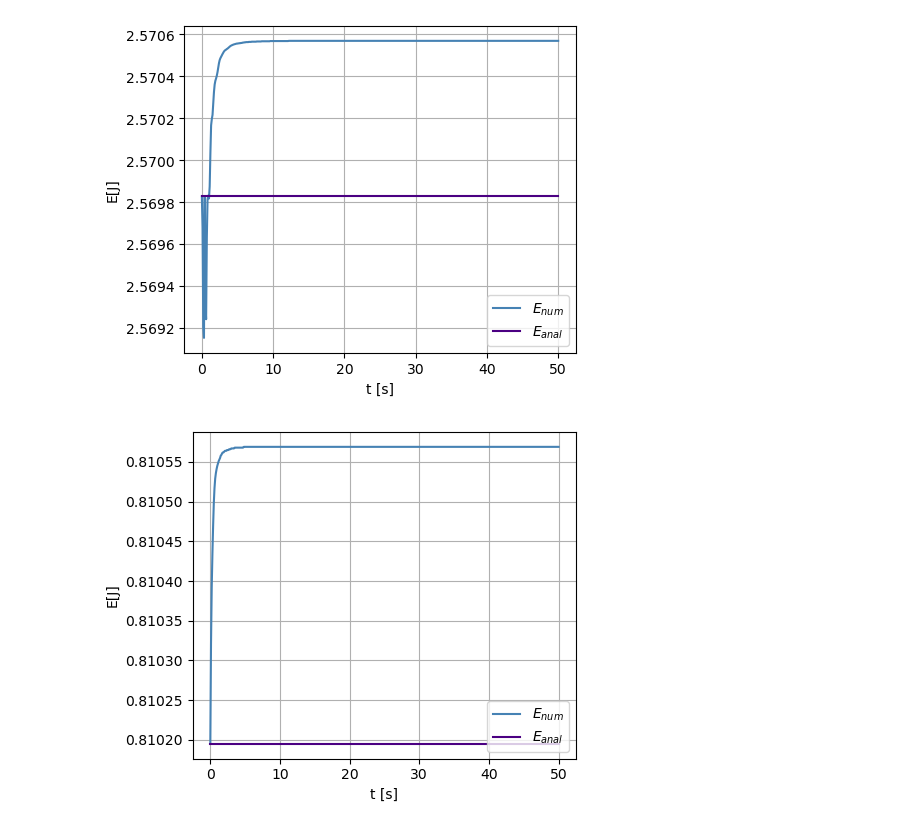
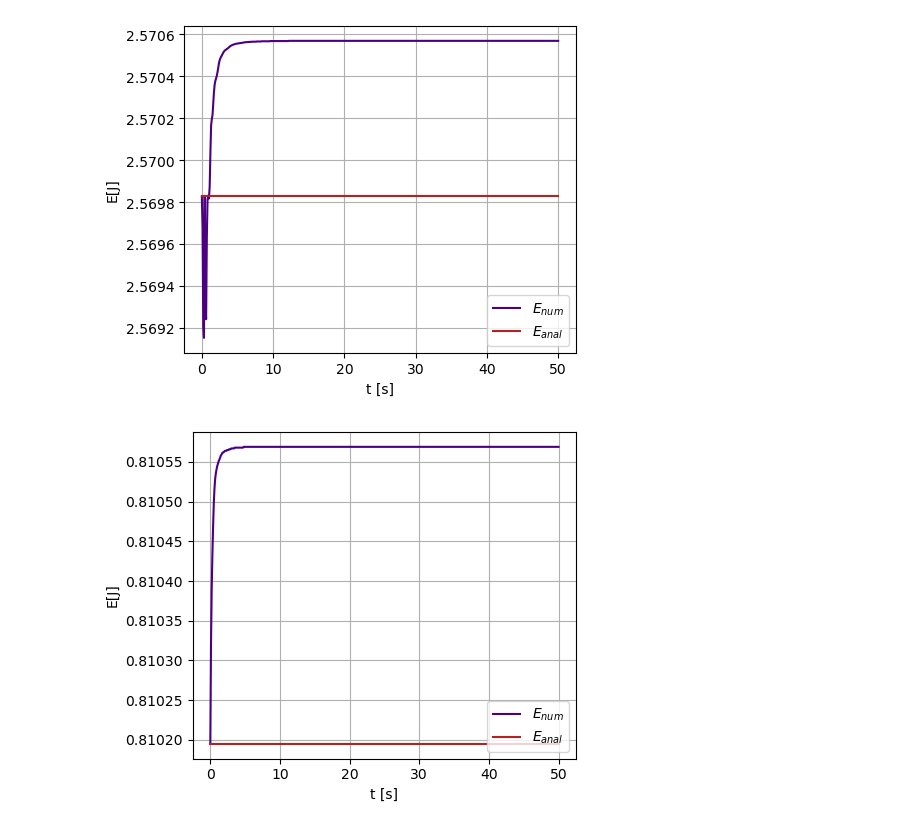
Before and after one commit to w-maks/Numerical-Cone, a Jupyter notebook: plots.ipynb, the cells around one changed output. Cells and saved outputs as stored; diff of their text form; code cells hidden in the pictures.

```diff
--- a/plots.ipynb
+++ b/plots.ipynb
@@ -11,7 +11,7 @@ df_x2 = pd.read_csv("./cmake-build-debug/xyz2.csv")
 dfs = {r"$\varphi_0 = 1.1, z_0=1, \omega_0=0, v_{z0}=0$": df_c1, r"$\varphi_0 = 0.1, z_0=0.5, \omega_0=2, v_{z0}=1$": df_c2}
 columns = ['phi', 'z','omega','vz', 'E', 'E_anal']
 names = [r'$\varphi [rad]$', r'$z [m]$',r'$\omega [rad/s]$', r'$v_{z} [m/s]$']
-colors = ['steelblue', 'indigo', 'firebrick', 'palevioletred']
+colors = ['indigo', 'steelblue', 'firebrick', 'palevioletred']
 # %%
 i=0
 for k in range (0,4):
@@ -34,19 +34,19 @@ for k in range (0,4):
 # %%
 for wp, df in dfs.items():
     plt.figure(figsize=(5, 4))
     plt.plot(df['t'], df['E'], label=r"$E_{num}$", color=colors[i])
-    plt.plot(df['t'], df['E_anal'], label=r"$E_{anal}$", color=colors[i+1])
+    plt.plot(df['t'], df['E_anal'], label=r"$E_{anal}$", color=colors[i+2])
     i+=1
     i=0
     plt.xlabel("t [s]")
     plt.ylabel('E[J]')
     plt.grid(True)
     plt.legend(loc="lower right")
     plt.tight_layout()
     plt.show()
 # %% [output]
-[figure, old version]
+[figure, new version]
-[figure, old version]
+[figure, new version]
 # %%
 from mpl_toolkits.mplot3d import Axes3D
 
```
Also changed, not shown: parts of 4 cells of this notebook.
